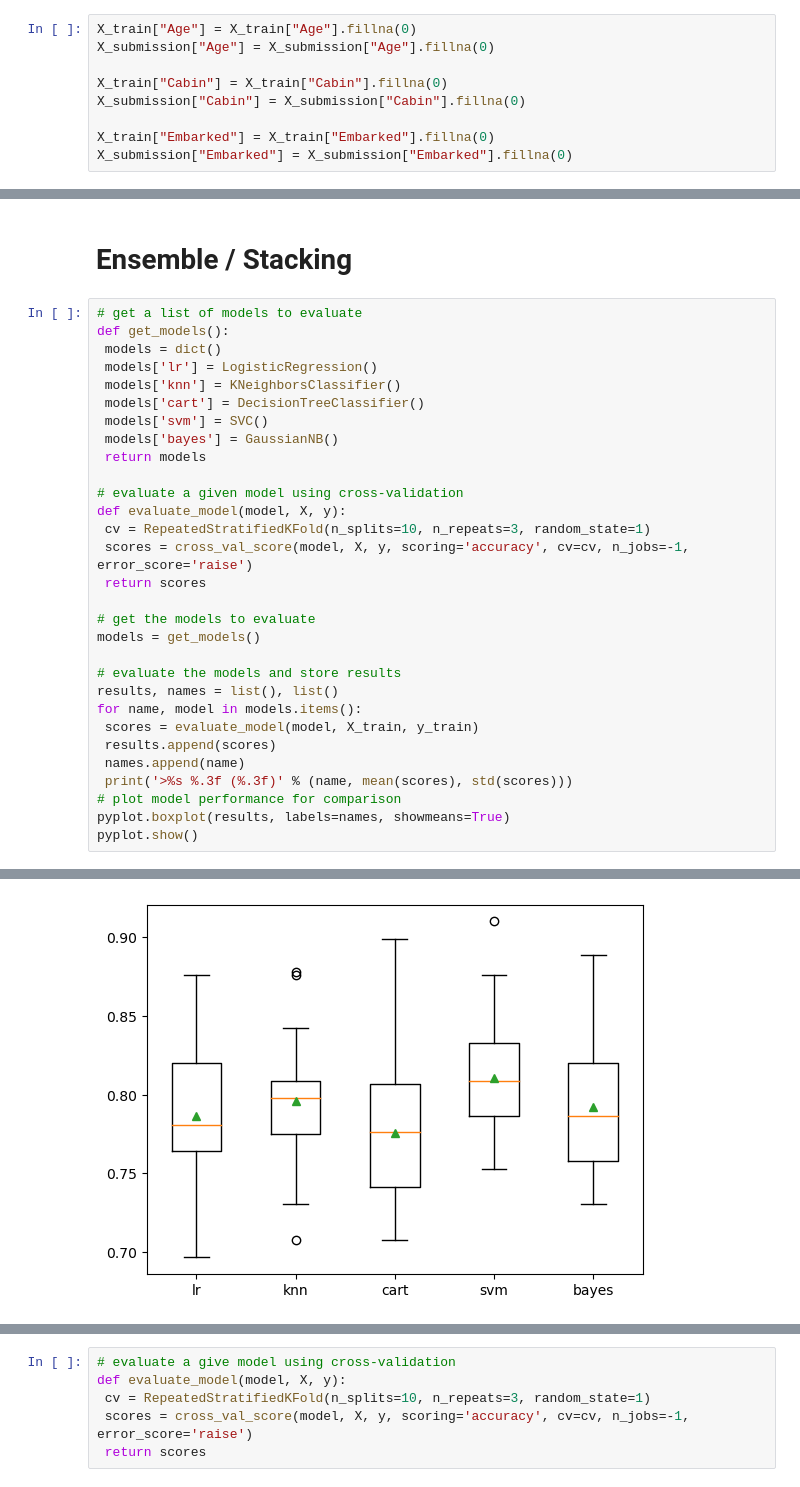
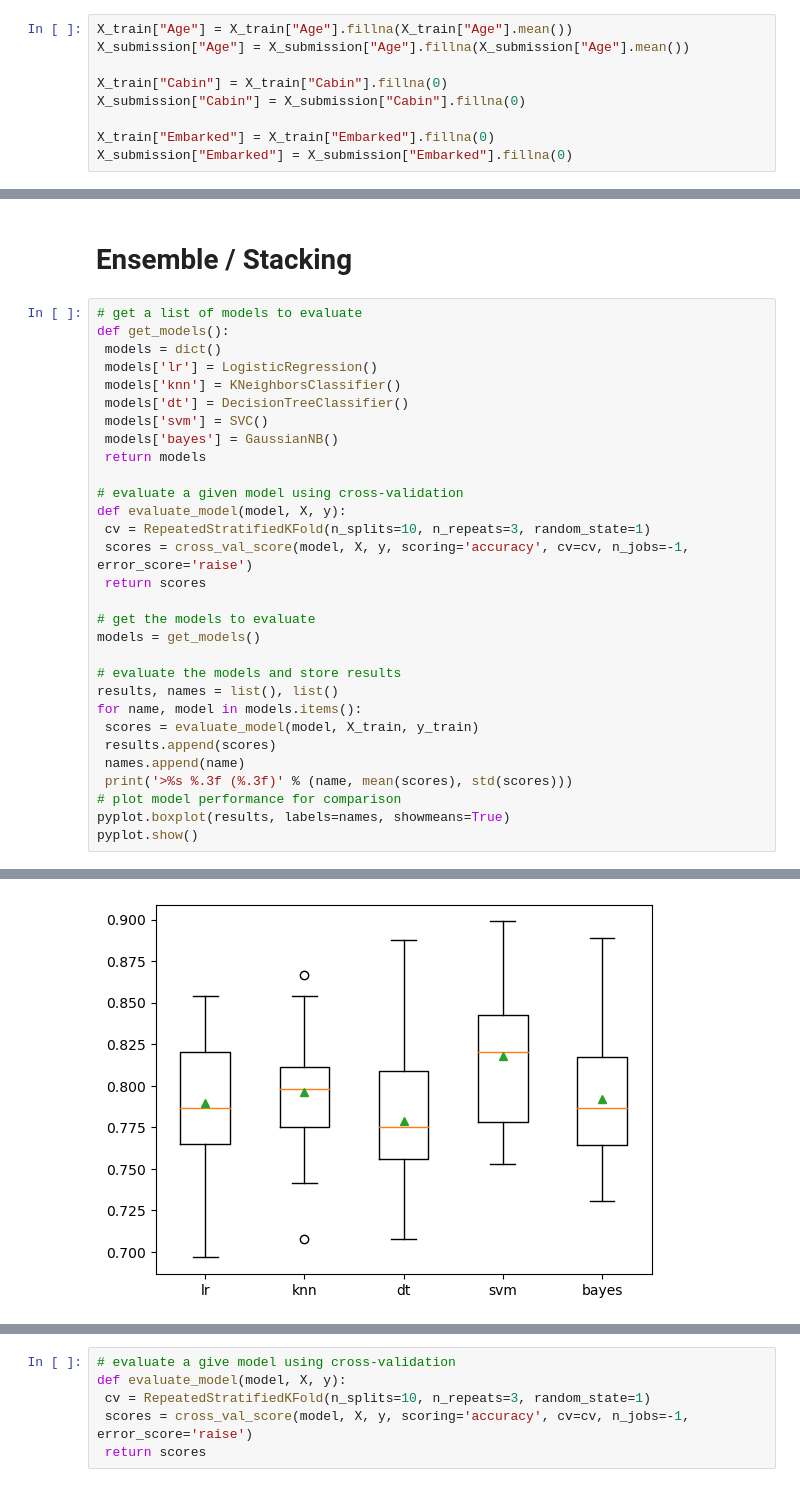
Before and after one commit to mrsalty/notebooks, a Jupyter notebook: titanic-via-ensemble-stacking.ipynb, the cells around one changed output, grey strips where cells are left out. Saved outputs shown, nothing was run; the diff lists cells and outputs as text.

```diff
--- a/titanic-via-ensemble-stacking.ipynb
+++ b/titanic-via-ensemble-stacking.ipynb
@@ -57,8 +56,8 @@ X_train = X_train.drop(columns='Survived')
 # %% [markdown]
 # Preprocessing
 # %%
-X_train["Age"] = X_train["Age"].fillna(0)
-X_submission["Age"] = X_submission["Age"].fillna(0)
+X_train["Age"] = X_train["Age"].fillna(X_train["Age"].mean())
+X_submission["Age"] = X_submission["Age"].fillna(X_submission["Age"].mean())
 
 X_train["Cabin"] = X_train["Cabin"].fillna(0)
 X_submission["Cabin"] = X_submission["Cabin"].fillna(0)
@@ -119,7 +120,7 @@ def get_models():
  models = dict()
  models['lr'] = LogisticRegression()
  models['knn'] = KNeighborsClassifier()
- models['cart'] = DecisionTreeClassifier()
+ models['dt'] = DecisionTreeClassifier()
  models['svm'] = SVC()
  models['bayes'] = GaussianNB()
  return models
@@ -152,4 +153,4 @@ pyplot.show()
-[figure, old version]
+[figure, new version]
 # %%
 def get_stacking():
     level0 = list()
```
Also changed, not shown: parts of 9 cells of this notebook.
